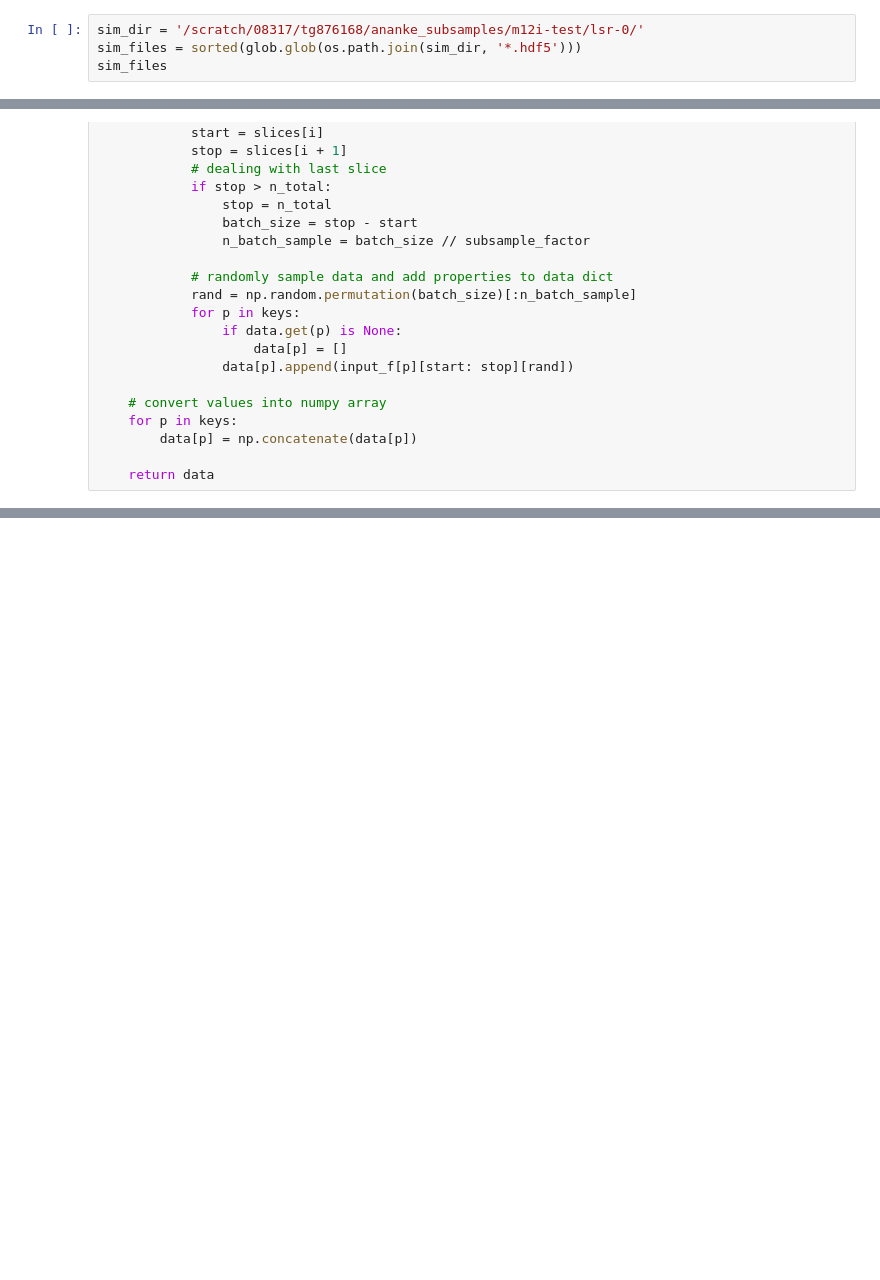
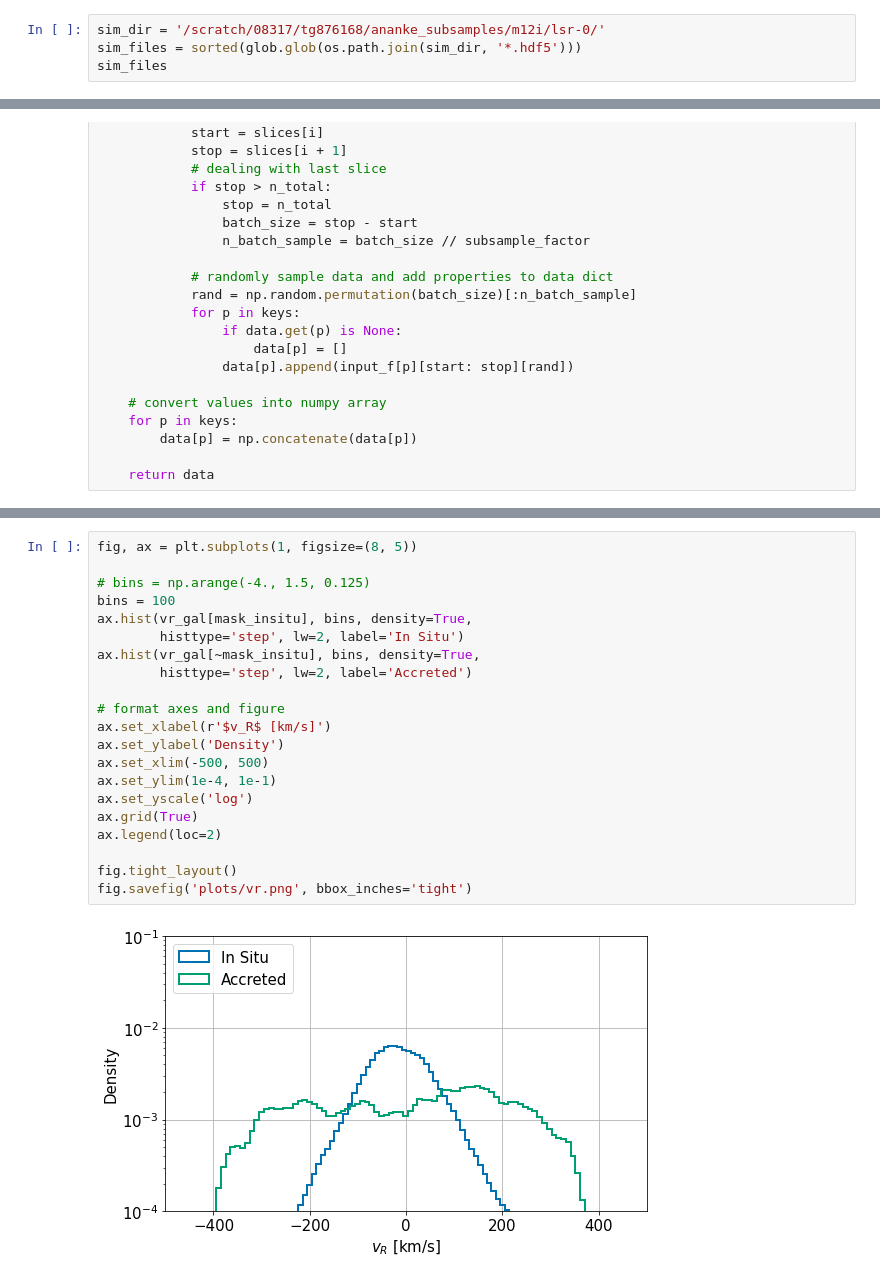
Before and after one commit to trivnguyen/gaia_merger_classification, a Jupyter notebook: plot_mock_data.ipynb, the cells around one changed output, grey strips where cells are left out. Cells and saved outputs as stored; diff of their text form; blank space fills up the shorter version.

```diff
--- a/plot_mock_data.ipynb
+++ b/plot_mock_data.ipynb
@@ -15,7 +17,7 @@ mpl.style.use('seaborn-colorblind')
 mpl.rc('font', size=15)
 mpl.rc('figure', figsize=(8, 6))
 # %%
-sim_dir = '/scratch/08317/tg876168/ananke_subsamples/m12i-test/lsr-0/'
+sim_dir = '/scratch/08317/tg876168/ananke_subsamples/m12i/lsr-0/'
 sim_files = sorted(glob.glob(os.path.join(sim_dir, '*.hdf5')))
 sim_files
 # %% [output]
@@ -121,0 +207,23 @@ else:
+# %%
+fig, ax = plt.subplots(1, figsize=(8, 5))
+
+# bins = np.arange(-4., 1.5, 0.125)
+bins = 100
+ax.hist(vr_gal[mask_insitu], bins, density=True,
+        histtype='step', lw=2, label='In Situ')
+ax.hist(vr_gal[~mask_insitu], bins, density=True,
+        histtype='step', lw=2, label='Accreted')
+
+# format axes and figure
+ax.set_xlabel(r'$v_R$ [km/s]')
+ax.set_ylabel('Density')
+ax.set_xlim(-500, 500)
+ax.set_ylim(1e-4, 1e-1)
+ax.set_yscale('log')
+ax.grid(True)
+ax.legend(loc=2)
+
+fig.tight_layout()
+fig.savefig('plots/vr.png', bbox_inches='tight')
+# %% [output]
+[figure, added]
```
Also changed, not shown: parts of 29 cells of this notebook.
